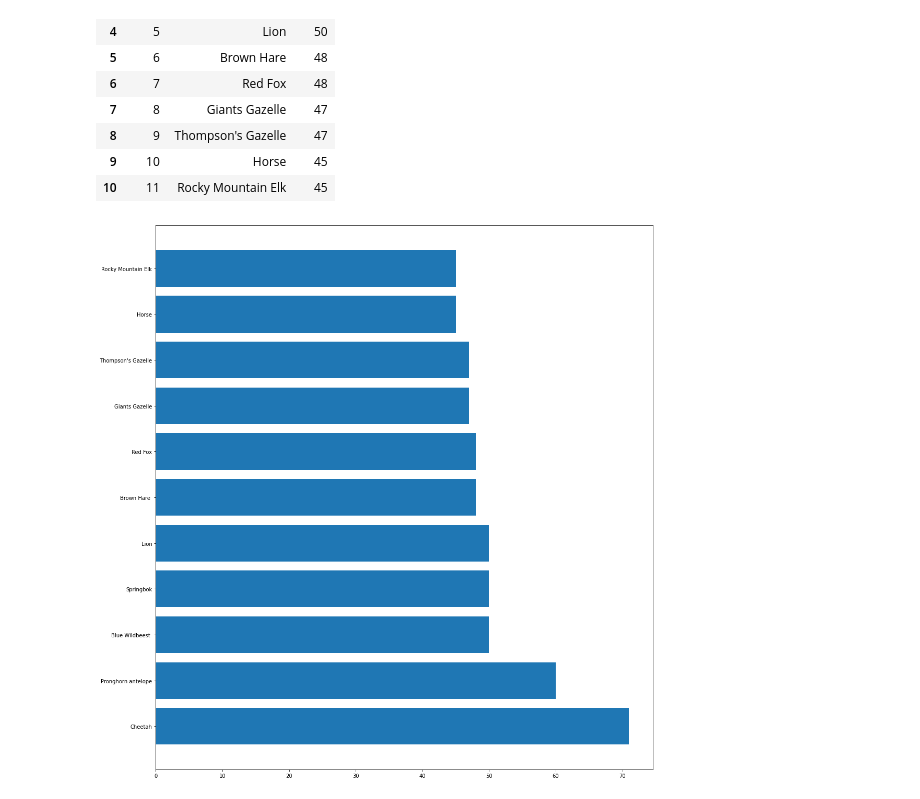
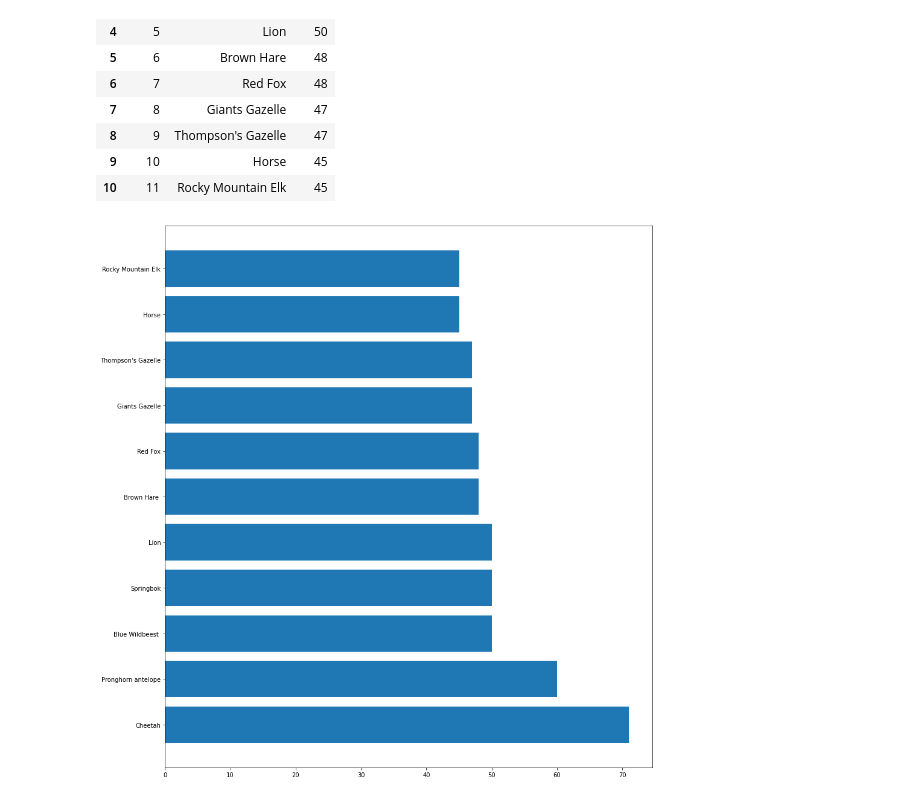
Before and after one commit to Nissun662/Data-Visual, a Jupyter notebook: Recreating_Initialization.ipynb, the cells around one changed output. Cells and saved outputs as stored; diff of their text form; code cells hidden in the pictures.

```diff
--- a/Recreating_Initialization.ipynb
+++ b/Recreating_Initialization.ipynb
@@ -79,11 +79,11 @@ df
 # %%
 import matplotlib.pyplot as plt
 
 plt.barh(df['Mammals'],df['MPH'])
-plt.rcParams["figure.figsize"] = (15, 15)
+plt.rcParams["figure.figsize"] = (13, 13)
 plt.show()
 # %% [output]
-[figure, old version]
+[figure, new version]
 # %%
 import numpy as np
 
```
Also changed, not shown: parts of 2 cells of this notebook.
